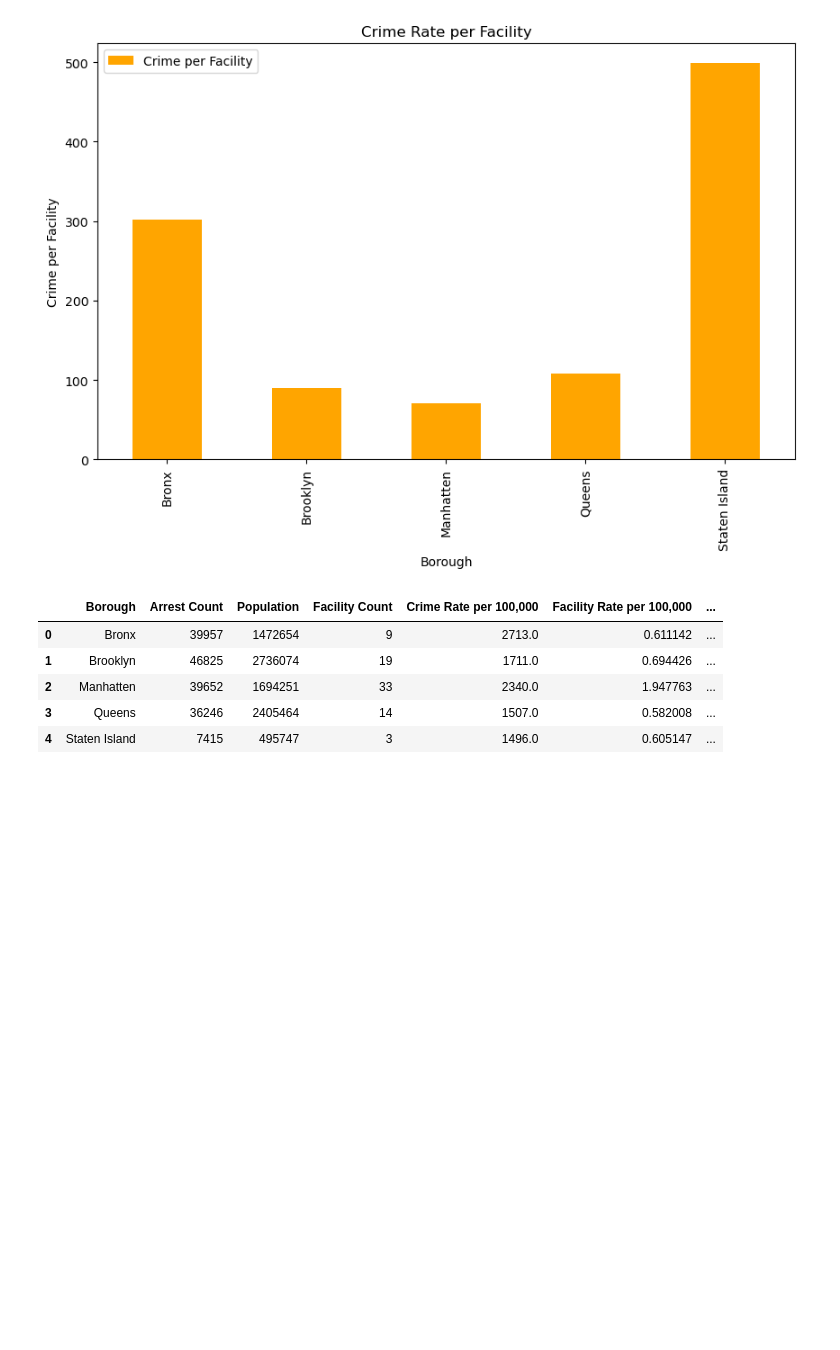
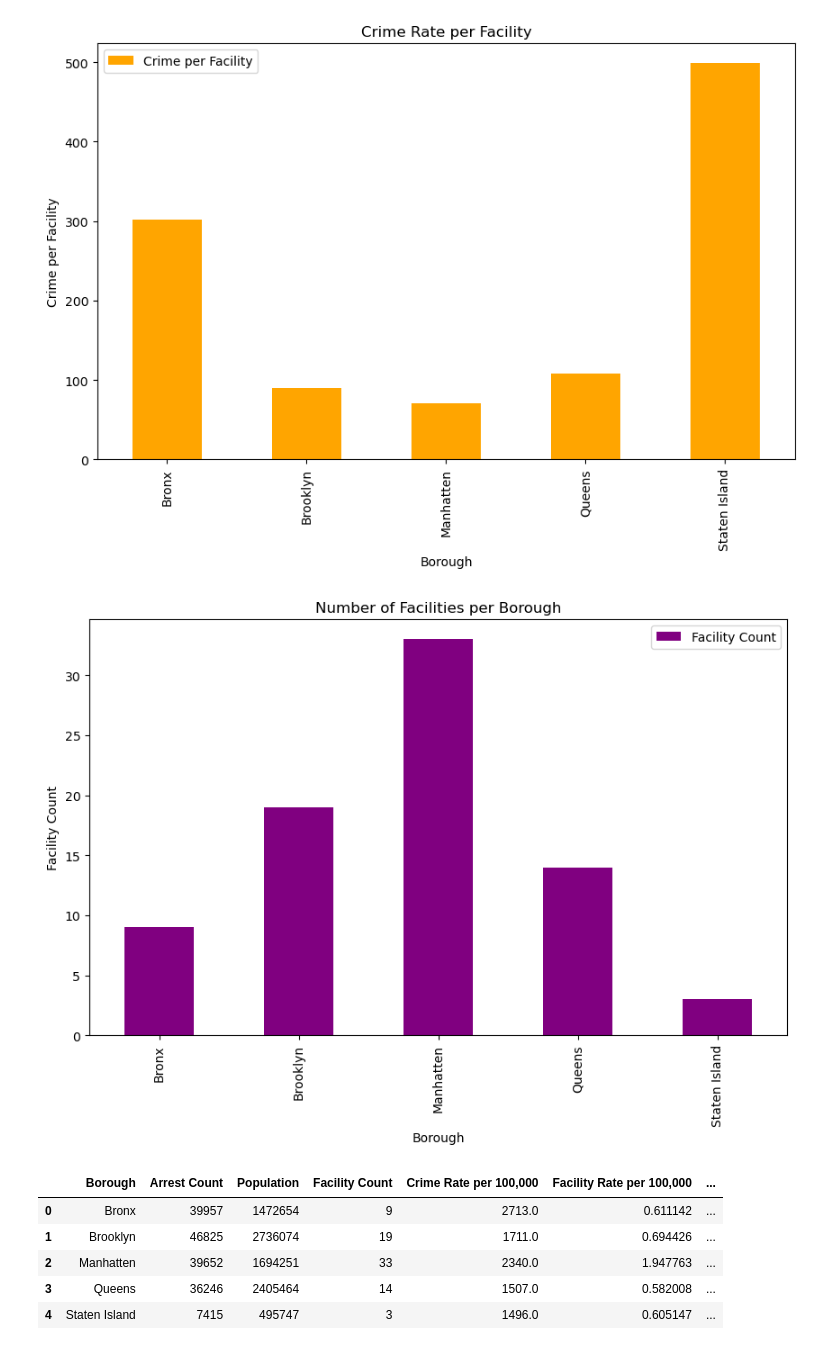
Before and after one commit to Fcoleman06/Group3_project1, a Jupyter notebook: Merged_counts.ipynb, the cells around one changed output. Saved outputs shown, nothing was run; the diff lists cells and outputs as text; code cells hidden in the pictures; blank space fills up the shorter version.

```diff
--- a/Merged_counts.ipynb
+++ b/Merged_counts.ipynb
@@ -139,6 +139,18 @@ plt.savefig('Resources/NYC_crime_bar.png')
 plt.show()
 # %% [output]
 [figure]
+# %%
+#-------------------------------
+# Borough Mental Facility Count
+#-------------------------------
+merged_arrest_mentfac_df.plot(x='Borough', y='Facility Count', kind='bar', color='purple', figsize=(10,6))
+plt.xlabel('Borough')
+plt.ylabel('Facility Count')
+plt.title('Number of Facilities per Borough')
+plt.savefig('Resources/NYC_facility_bar.png', bbox_inches='tight')
+plt.show()
+# %% [output]
+[figure, added]
 # %%
 #-------------------------------
 # Crime Rate Per Facility in Boroughs
```
Also changed, not shown: parts of 4 cells of this notebook.
